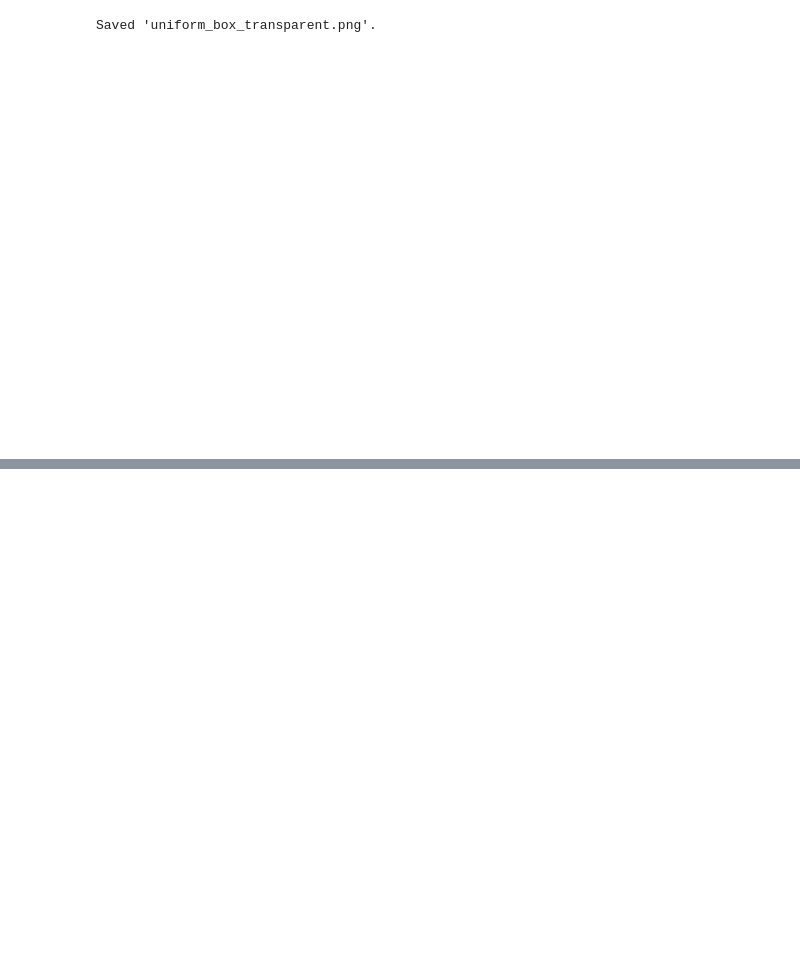
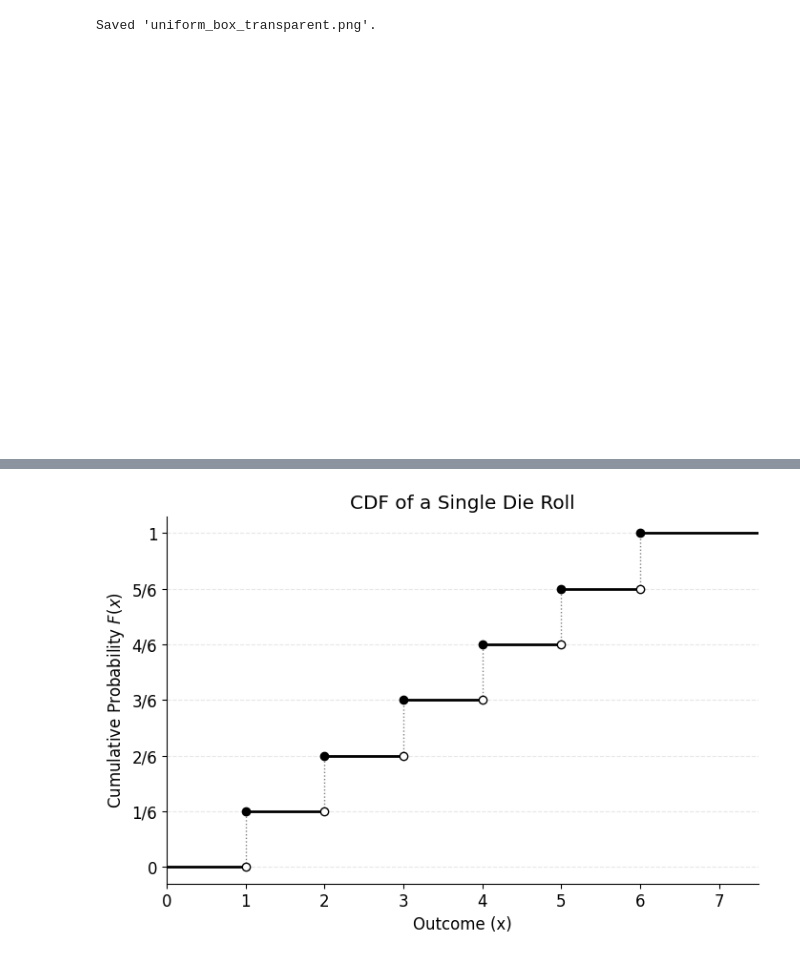
Before and after one commit to Xorgh/STA1, a Jupyter notebook: 04_Kontinuerte_fordelinger_I_grundbegreber_og_modeller/plots.ipynb, the cells around one changed output, grey strips where cells are left out. Cells and saved outputs as stored; diff of their text form; code cells hidden in the pictures; blank space fills up the shorter version.

```diff
--- a/04_Kontinuerte_fordelinger_I_grundbegreber_og_modeller/plots.ipynb
+++ b/04_Kontinuerte_fordelinger_I_grundbegreber_og_modeller/plots.ipynb
@@ -1327,0 +1458,82 @@ Saved 'uniform_box_transparent.png'.
+# %%
+import numpy as np
+import matplotlib.pyplot as plt
+
+# ---------------------------
+# STYLE SETTINGS (Light Theme: White BG, Black Text)
+# ---------------------------
+plt.rcParams.update({
+    'text.color': 'black',
+    'axes.labelcolor': 'black',
+    'xtick.color': 'black',
+    'ytick.color': 'black',
+    'axes.edgecolor': 'black',
+    'figure.facecolor': 'white',
+    'axes.facecolor': 'white',
+    'savefig.facecolor': 'white',
+    'font.size': 12
+})
+
+if __name__ == "__main__":
+
+    # 1. Data Setup
+    # Outcomes: 1, 2, 3, 4, 5, 6
+    x = np.arange(1, 7)
+    # Cumulative Probability: 1/6, 2/6, ..., 6/6
+    y = x / 6
+
+    fig, ax = plt.subplots(figsize=(8, 5))
+
+    # 2. Draw the Steps
+    # a. The initial line from 0 to 1 (Prob = 0)
+    ax.hlines(y=0, xmin=0, xmax=1, color='black', linewidth=2)
+
+    # b. The steps for 1 through 6
+    for i in range(len(x)):
+        current_x = x[i]
+        current_y = y[i]
+
+        # Extend line to the next integer (or just off-chart for the last one)
+        next_x = current_x + 1 if i < 5 else 7.5
+
+        # Draw horizontal line
+        ax.hlines(y=current_y, xmin=current_x, xmax=next_x, color='black', linewidth=2)
+
+        # Draw Solid Dot at (x, y) -> Includes this value (Right Continuous)
+        ax.plot(current_x, current_y, 'o', color='black', markersize=6, zorder=3)
+
+        # Draw Open Circle at (x, prev_y) -> Excludes previous value
+        prev_y = 0 if i == 0 else y[i-1]
+        ax.plot(current_x, prev_y, 'o', markerfacecolor='white', markeredgecolor='black', markersize=6, zorder=3)
+
+        # Optional: Vertical dashed guide line to show the jump
+        ax.vlines(x=current_x, ymin=prev_y, ymax=current_y, colors='gray', linestyles=':', linewidth=1)
+
+    # 3. Formatting Axes
+
+    # X-Axis: Integers 0 to 7
+    ax.set_xticks(np.arange(0, 8))
+    ax.set_xlim(0, 7.5)
+    ax.set_xlabel("Outcome (x)")
+
+    # Y-Axis: Fractions (1/6, 2/6...)
+    yticks = np.concatenate(([0], y)) # [0, 1/6, ... 1]
+    ylabels = ["0", "1/6", "2/6", "3/6", "4/6", "5/6", "1"]
+    ax.set_yticks(yticks)
+    ax.set_yticklabels(ylabels)
+    ax.set_ylabel("Cumulative Probability $F(x)$")
+
+    # Title
+    ax.set_title("CDF of a Single Die Roll")
+
+    # 4. Clean up styling
+    ax.spines['top'].set_visible(False)
+    ax.spines['right'].set_visible(False)
+    ax.grid(True, axis='y', linestyle='--', alpha=0.3) # Light horizontal grid
+
+    # 5. Save
+    fig.savefig("die_cdf_light.png", dpi=300, bbox_inches="tight")
+    print("Saved 'die_cdf_light.png'.")
+
+    plt.show()
+# %% [output]
@@ -1327,0 +1541 @@ Saved 'uniform_box_transparent.png'.
+[figure, added]
```
Also changed, not shown: parts of 8 cells of this notebook, 1 other file.
